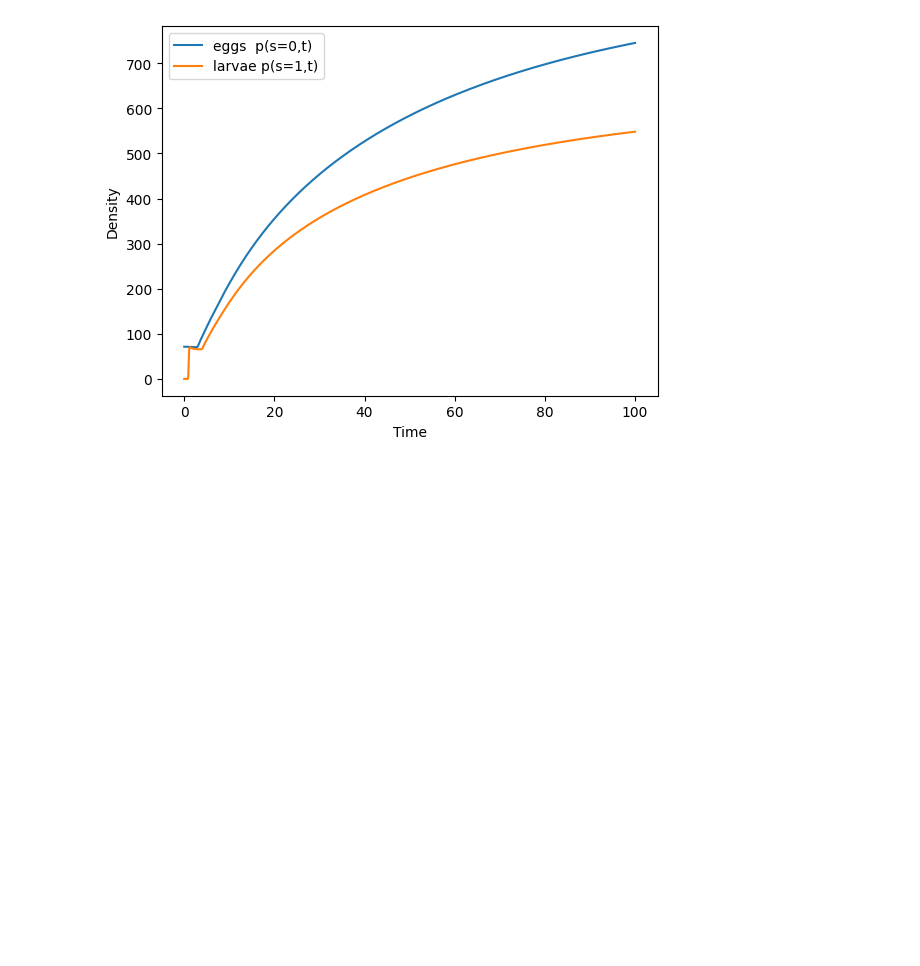
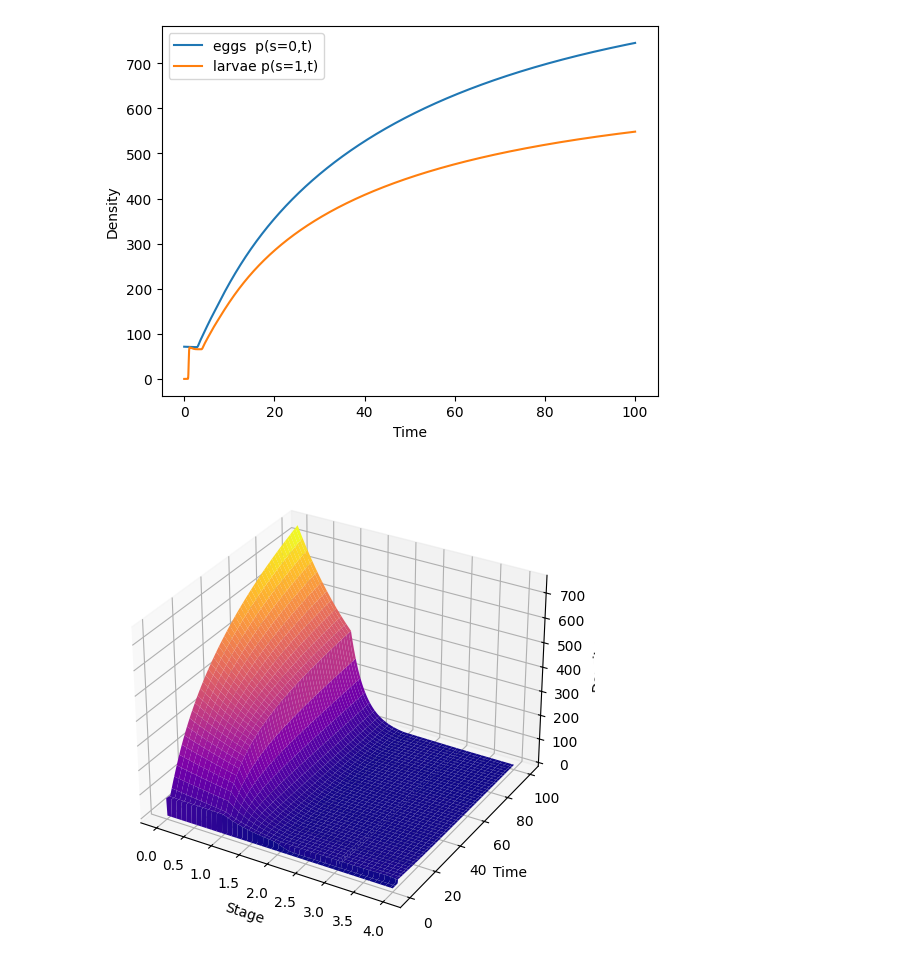
Before and after one commit to ElijahMorales04/reu-tribolium-modeling, a Jupyter notebook: Numerical_Solution_to_Model_1.ipynb, the cells around one changed output. Cells and saved outputs as stored; diff of their text form; code cells hidden in the pictures; blank space fills up the shorter version.

```diff
--- a/Numerical_Solution_to_Model_1.ipynb
+++ b/Numerical_Solution_to_Model_1.ipynb
@@ -96,39 +96,35 @@ t = np.arange(0, 100+dt, dt)
 p = np.zeros((len(s), len(t)))
 A = np.zeros(len(t))
 A[0]  = 50
 p[0,0] = b*A[0]
 
 idx_s1, idx_s2, idx_s3 = (np.array([s1,s2,s3])/ds).astype(int)
 
 for n in range(len(t)-1):
     I = p[idx_s1:idx_s2, n].sum()*ds
     loss = np.zeros_like(s)
     loss[s <  s1]              = c_ea*A[n] + c_el*I
     loss[(s>=s1) & (s<s2)]     = mu_l*I
     loss[(s>=s2) & (s<s3)]     = c_pa*A[n]
 
     flux = (p[:, n] - np.roll(p[:, n], 1)) / ds
     p[1:, n+1] = p[1:, n] - dt*g*flux[1:] - dt*loss[1:]*p[1:, n]
 
     p[0,  n+1] = b*A[n]
     adults_in  = g * p[idx_s3, n]
     p[idx_s3, n] = 0
     A[n+1]    = A[n] + dt*(adults_in - mu_a*A[n])
 
 # --------- plot (matplotlib) ----------
 from mpl_toolkits.mplot3d import Axes3D
 S, T = np.meshgrid(s, t, indexing='ij')
 fig = plt.figure(figsize=(8,6))
 ax  = fig.add_subplot(111, projection='3d')
 surf = ax.plot_surface(S, T, p, cmap='plasma')
 ax.set_xlabel('Stage'); ax.set_ylabel('Time'); ax.set_zlabel('Density')
 plt.show()
-
-import plotly.graph_objects as go
-fig = go.Figure(data=[go.Surface(z=p.T, x=s, y=t)])
-fig.update_layout(scene=dict(xaxis_title='Stage', yaxis_title='Time', zaxis_title='Density'),
-                  width=800, height=700)
-fig.show()
+# %% [output]
+[figure, added]
 # %%
 import numpy as np
 import matplotlib.pyplot as plt
```
Also changed, not shown: parts of 2 cells of this notebook.
